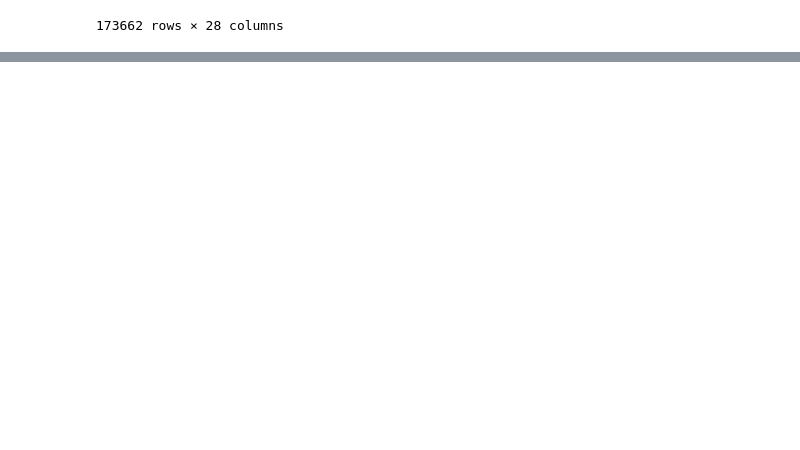
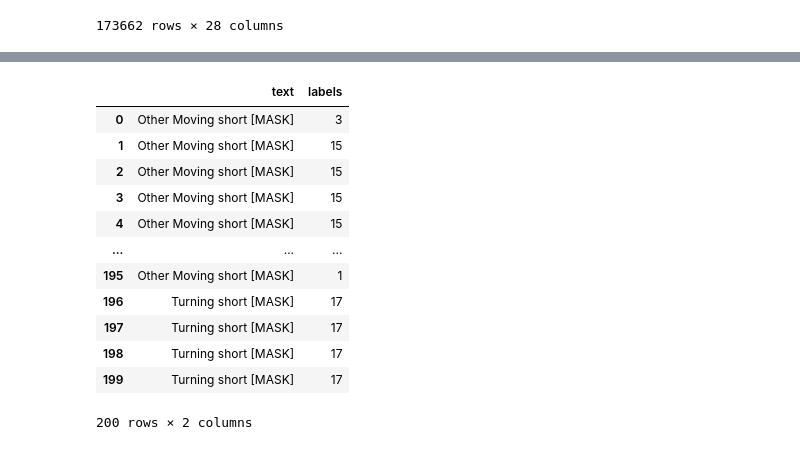
Before and after one commit to twotango/messenger, a Jupyter notebook: Research/Weeks/Week_14/14_4.ipynb, the cells around one changed output, grey strips where cells are left out. Cells and saved outputs as stored; diff of their text form; code cells hidden in the pictures; blank space fills up the shorter version.

```diff
--- a/Research/Weeks/Week_14/14_4.ipynb
+++ b/Research/Weeks/Week_14/14_4.ipynb
@@ -118,0 +121,20 @@ KeyError: 88
+# %%
+formatted_data_subset = formatted_data.head(200)
+formatted_data_subset_pathway = '/Users/emilkoch/Desktop/2Tango/messenger/Research/Weeks/Week_14/formatted_data_subset.csv'
+formatted_data_subset.to_csv(formatted_data_subset_pathway, index = False)
+# %%
+formatted_data_subset
+# %% [output]
+|  | text | labels |
+| 0 | Other Moving short [MASK] | 3 |
+| 1 | Other Moving short [MASK] | 15 |
+| 2 | Other Moving short [MASK] | 15 |
+| 3 | Other Moving short [MASK] | 15 |
+| 4 | Other Moving short [MASK] | 15 |
+| ... | ... | ... |
+| 195 | Other Moving short [MASK] | 1 |
+| 196 | Turning short [MASK] | 17 |
+| 197 | Turning short [MASK] | 17 |
+| 198 | Turning short [MASK] | 17 |
+| 199 | Turning short [MASK] | 17 |
+200 rows × 2 columns
```
Also changed, not shown: parts of 18 cells of this notebook, 12 other files.
